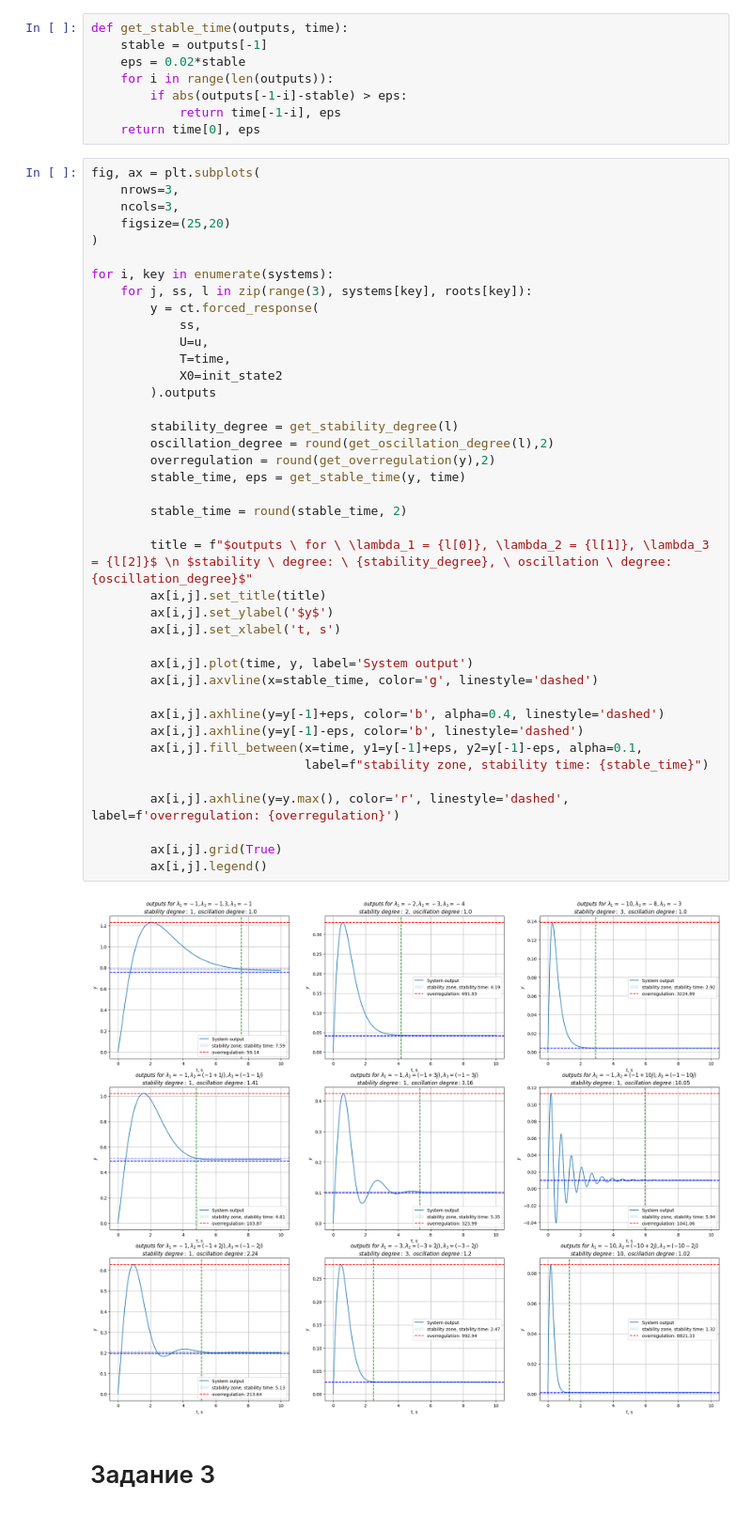
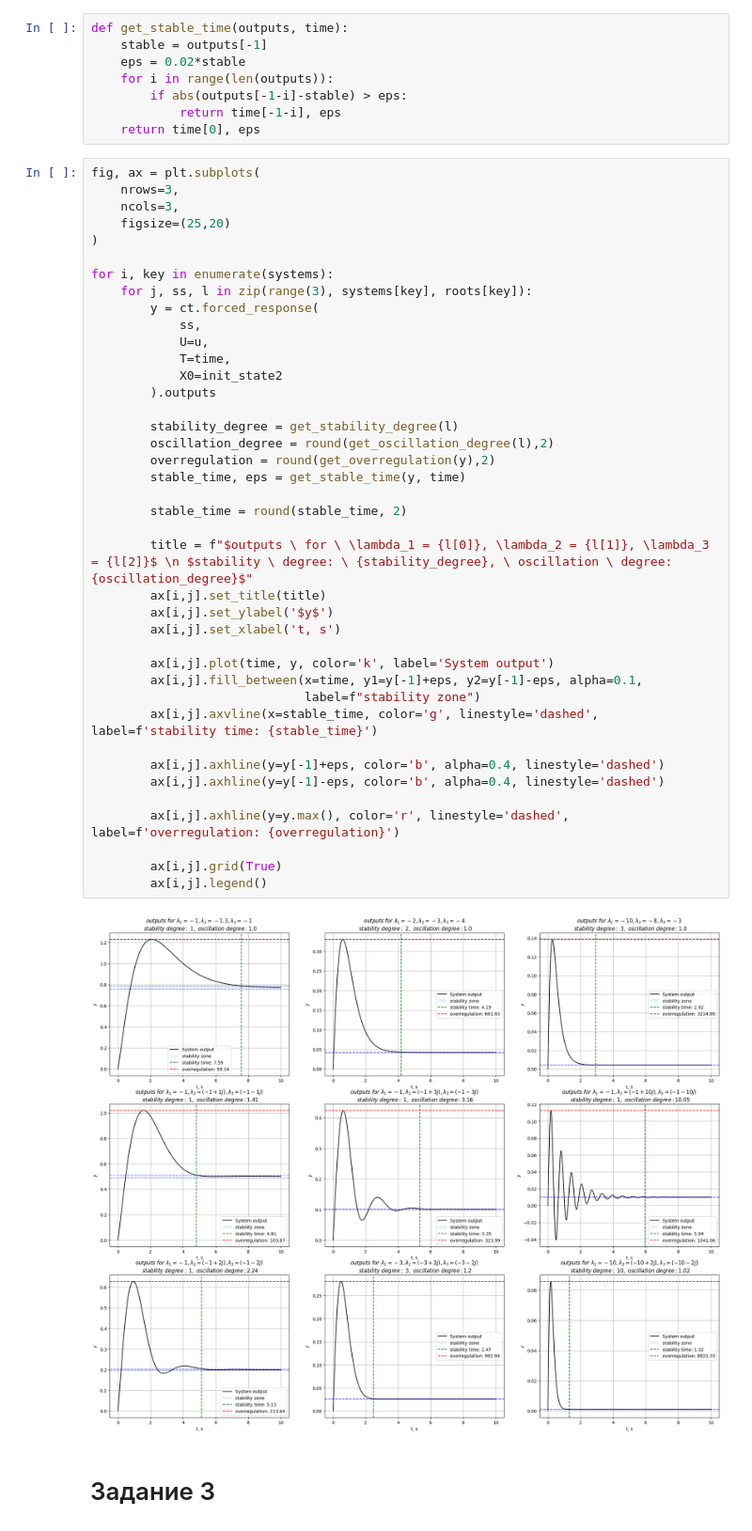
Before and after one commit to sidsnow/control_systems, a Jupyter notebook: ТАУ_Лаб_3.ipynb, the cells around one changed output. Shown at 94% size. Drawn from its saved outputs; the diff is of its cells as text.

```diff
--- a/ТАУ_Лаб_3.ipynb
+++ b/ТАУ_Лаб_3.ipynb
@@ -190,39 +190,39 @@ fig, ax = plt.subplots(
 
 for i, key in enumerate(systems):
     for j, ss, l in zip(range(3), systems[key], roots[key]):
         y = ct.forced_response(
             ss,
             U=u,
             T=time,
             X0=init_state2
         ).outputs
 
         stability_degree = get_stability_degree(l)
         oscillation_degree = round(get_oscillation_degree(l),2)
         overregulation = round(get_overregulation(y),2)
         stable_time, eps = get_stable_time(y, time)
 
         stable_time = round(stable_time, 2)
 
         title = f"$outputs \ for \ \lambda_1 = {l[0]}, \lambda_2 = {l[1]}, \lambda_3 = {l[2]}$ \n $stability \ degree: \ {stability_degree}, \ oscillation \ degree: {oscillation_degree}$"
         ax[i,j].set_title(title)
         ax[i,j].set_ylabel('$y$')
         ax[i,j].set_xlabel('t, s')
 
-        ax[i,j].plot(time, y, label='System output')
-        ax[i,j].axvline(x=stable_time, color='g', linestyle='dashed')
+        ax[i,j].plot(time, y, color='k', label='System output')
+        ax[i,j].fill_between(x=time, y1=y[-1]+eps, y2=y[-1]-eps, alpha=0.1,
+                             label=f"stability zone")
+        ax[i,j].axvline(x=stable_time, color='g', linestyle='dashed', label=f'stability time: {stable_time}')
 
         ax[i,j].axhline(y=y[-1]+eps, color='b', alpha=0.4, linestyle='dashed')
-        ax[i,j].axhline(y=y[-1]-eps, color='b', linestyle='dashed')
-        ax[i,j].fill_between(x=time, y1=y[-1]+eps, y2=y[-1]-eps, alpha=0.1,
-                             label=f"stability zone, stability time: {stable_time}")
+        ax[i,j].axhline(y=y[-1]-eps, color='b', alpha=0.4, linestyle='dashed')
 
         ax[i,j].axhline(y=y.max(), color='r', linestyle='dashed', label=f'overregulation: {overregulation}')
 
         ax[i,j].grid(True)
         ax[i,j].legend()
 # %% [output]
-[figure, old version]
+[figure, new version]
 # %% [markdown]
 # Задание 3
 # %% [markdown]
```
